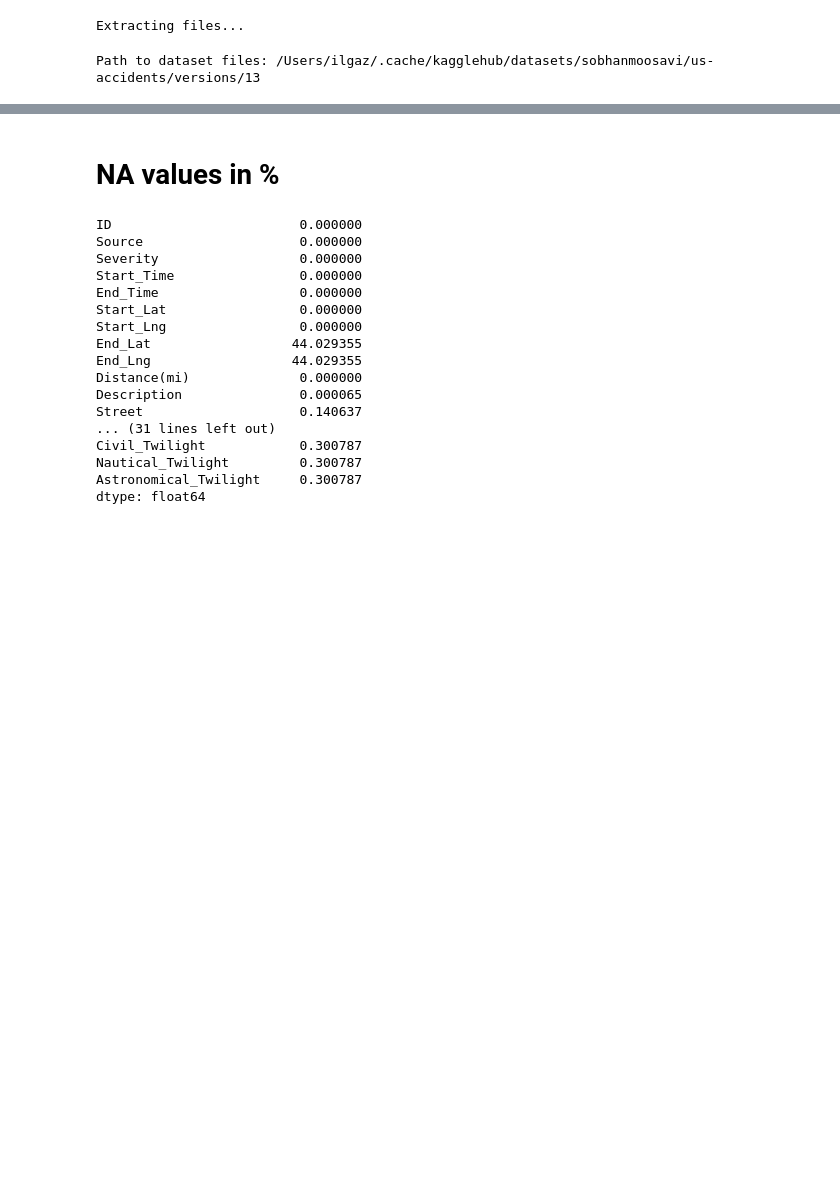
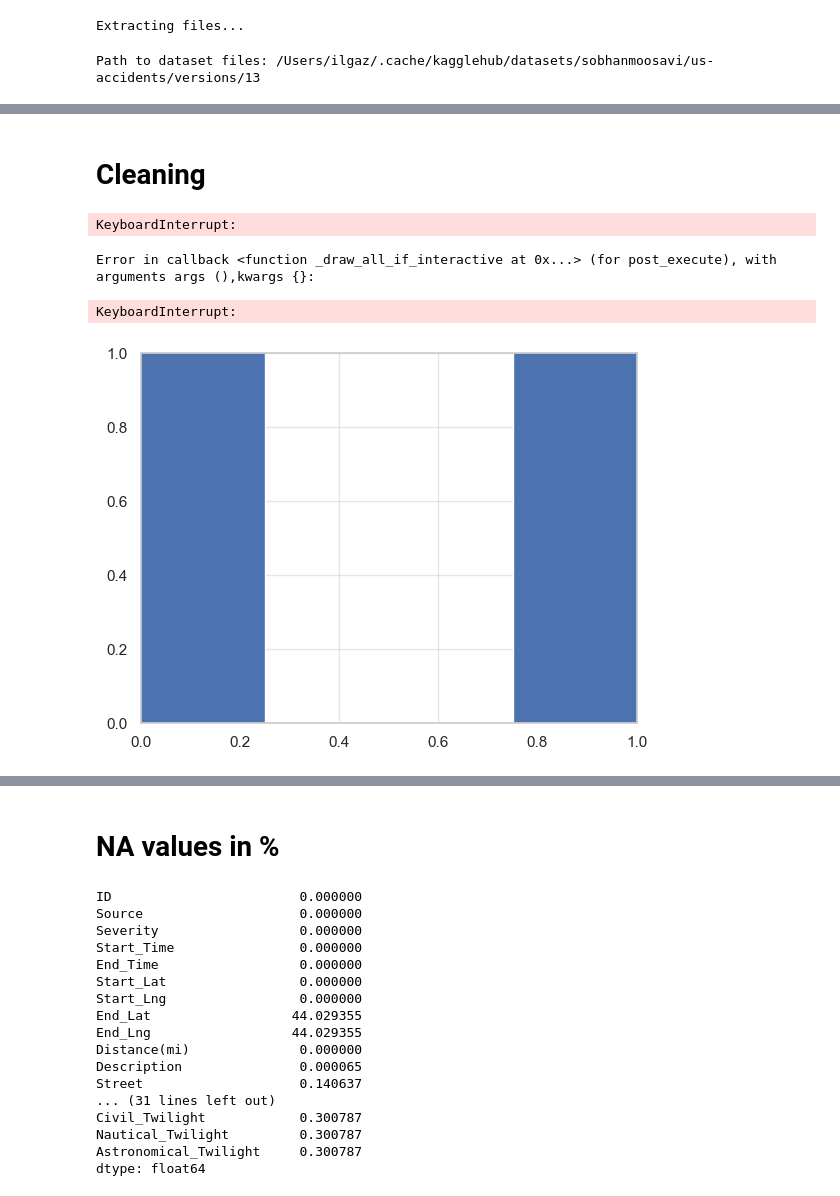
Before and after one commit to nazishatta/Accident-Severity-MLOps, a Jupyter notebook: US Accident.ipynb, the cells around one changed output, grey strips where cells are left out. Cells and saved outputs as stored; diff of their text form; code cells hidden in the pictures; blank space fills up the shorter version.

```diff
--- a/US Accident.ipynb
+++ b/US Accident.ipynb
@@ -30,0 +162,8 @@ df = pd.read_csv(full_csv_path)
+# %%
+# Ensure datetime
+df['Start_Time'] = pd.to_datetime(df['Start_Time'], errors='coerce')
+df['End_Time'] = pd.to_datetime(df['End_Time'], errors='coerce')
+
+# Create duration in minutes
+df['Duration'] = (df['End_Time'] - df['Start_Time']).dt.total_seconds() / 60
+df['Duration']
@@ -30,0 +183,13 @@ df = pd.read_csv(full_csv_path)
+# %% [markdown]
+# Cleaning
+# %%
+# Remove negative durations (data errors)
+df = df[df['Duration(min)'] >= 0]
+
+# Optional: cap extreme outliers (e.g., > 1 day)
+df = df[df['Duration(min)'] <= 1440]
+# %% [output]
+KeyboardInterrupt:
+Error in callback <function _draw_all_if_interactive at 0x...> (for post_execute), with arguments args (),kwargs {}:
+KeyboardInterrupt:
+[figure, added]
```
Also changed, not shown: parts of 9 cells of this notebook, 16 other files.
